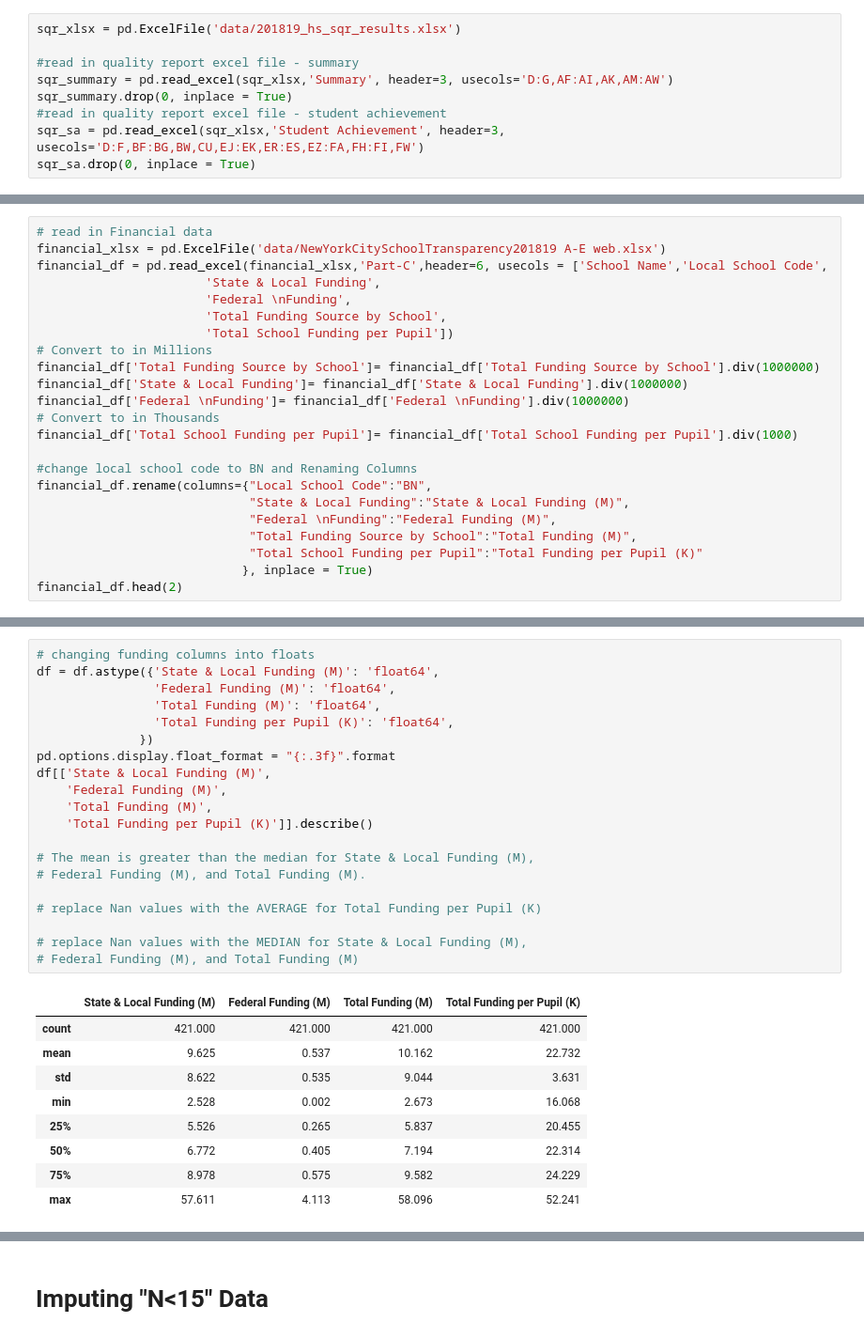
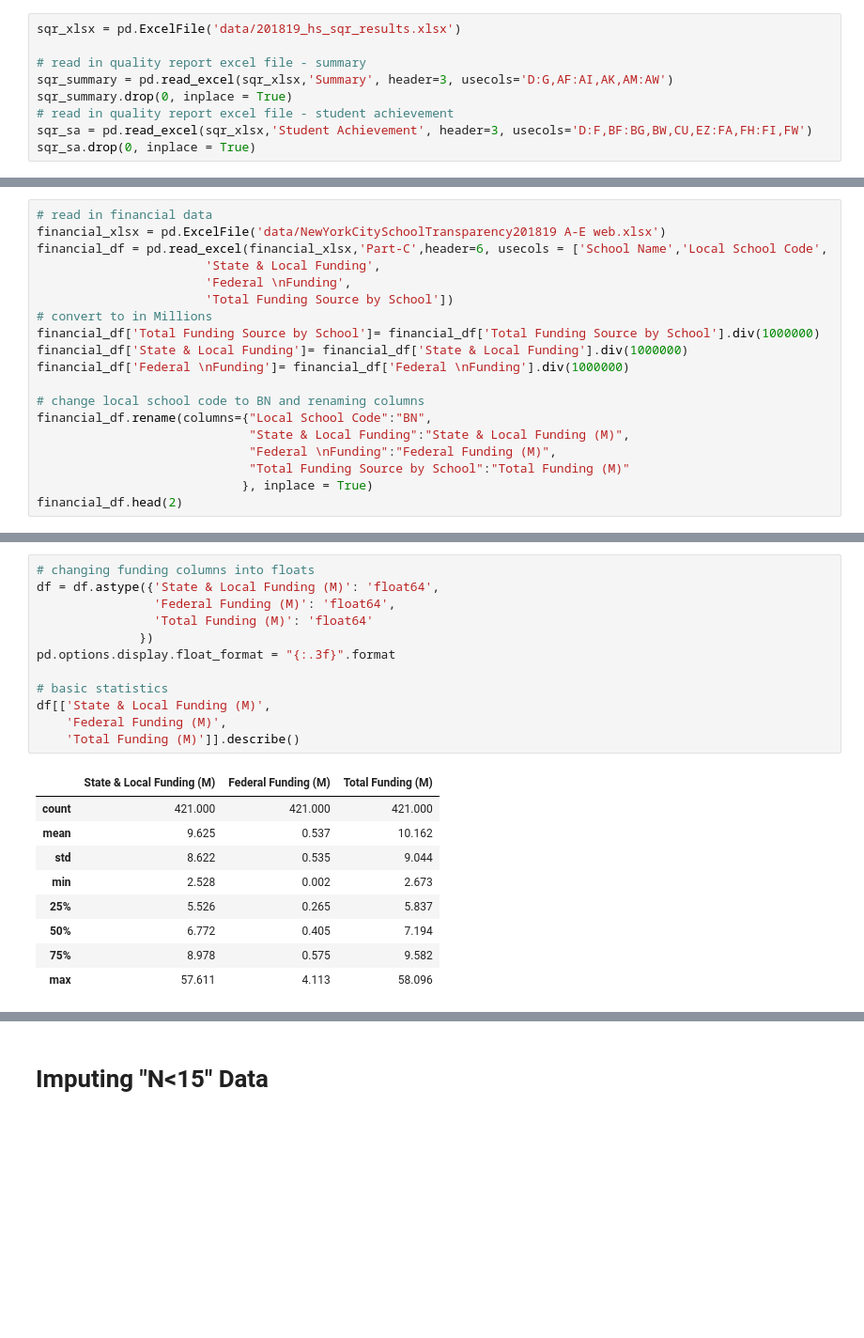
Before and after one commit to Joelb991/CorrelationOne-DS4A, a Jupyter notebook: Data_Cleaning.ipynb, the cells around one changed output, grey strips where cells are left out. Shown: that part at 94% size. Drawn from its saved outputs; the diff is of its cells as text; blank space fills up the shorter version.

Commit message:
data cleaning

```diff
--- a/Data_Cleaning.ipynb
+++ b/Data_Cleaning.ipynb
@@ -41,10 +10,10 @@ https://infohub.nyced.org/reports/school-quality/school-quality-reports-and-reso
 # %%
 sqr_xlsx = pd.ExcelFile('data/201819_hs_sqr_results.xlsx')
 
-#read in quality report excel file - summary
+# read in quality report excel file - summary
 sqr_summary = pd.read_excel(sqr_xlsx,'Summary', header=3, usecols='D:G,AF:AI,AK,AM:AW')
 sqr_summary.drop(0, inplace = True)
-#read in quality report excel file - student achievement
-sqr_sa = pd.read_excel(sqr_xlsx,'Student Achievement', header=3, usecols='D:F,BF:BG,BW,CU,EJ:EK,ER:ES,EZ:FA,FH:FI,FW')
+# read in quality report excel file - student achievement
+sqr_sa = pd.read_excel(sqr_xlsx,'Student Achievement', header=3, usecols='D:F,BF:BG,BW,CU,EZ:FA,FH:FI,FW')
 sqr_sa.drop(0, inplace = True)
 # %%
@@ -74,24 +44,20 @@ https://infohub.nyced.org/reports/financial/financial-data-and-reports/new-york-
 # %%
-# read in Financial data
+# read in financial data
 financial_xlsx = pd.ExcelFile('data/NewYorkCitySchoolTransparency201819 A-E web.xlsx')
 financial_df = pd.read_excel(financial_xlsx,'Part-C',header=6, usecols = ['School Name','Local School Code',
                        'State & Local Funding',
                        'Federal \nFunding',
-                       'Total Funding Source by School',
-                       'Total School Funding per Pupil'])
-# Convert to in Millions
+                       'Total Funding Source by School'])
+# convert to in Millions
 financial_df['Total Funding Source by School']= financial_df['Total Funding Source by School'].div(1000000)
 financial_df['State & Local Funding']= financial_df['State & Local Funding'].div(1000000)
 financial_df['Federal \nFunding']= financial_df['Federal \nFunding'].div(1000000)
-# Convert to in Thousands
-financial_df['Total School Funding per Pupil']= financial_df['Total School Funding per Pupil'].div(1000)
 
-#change local school code to BN and Renaming Columns
+# change local school code to BN and renaming columns
 financial_df.rename(columns={"Local School Code":"BN",
                              "State & Local Funding":"State & Local Funding (M)",
                              "Federal \nFunding":"Federal Funding (M)",
-                             "Total Funding Source by School":"Total Funding (M)",
-                             "Total School Funding per Pupil":"Total Funding per Pupil (K)"
+                             "Total Funding Source by School":"Total Funding (M)"
                             }, inplace = True)
 financial_df.head(2)
 # %% [output]
@@ -202,31 +167,23 @@ Columns with NaN values
 # %%
 # changing funding columns into floats
 df = df.astype({'State & Local Funding (M)': 'float64',
                 'Federal Funding (M)': 'float64',
-                'Total Funding (M)': 'float64',
-                'Total Funding per Pupil (K)': 'float64',
+                'Total Funding (M)': 'float64'
               })
 pd.options.display.float_format = "{:.3f}".format
+
+# basic statistics
 df[['State & Local Funding (M)',
     'Federal Funding (M)',
-    'Total Funding (M)',
-    'Total Funding per Pupil (K)']].describe()
-
-# The mean is greater than the median for State & Local Funding (M),
-# Federal Funding (M), and Total Funding (M).
-
-# replace Nan values with the AVERAGE for Total Funding per Pupil (K)
-
-# replace Nan values with the MEDIAN for State & Local Funding (M),
-# Federal Funding (M), and Total Funding (M)
+    'Total Funding (M)']].describe()
 # %% [output]
-|  | State & Local Funding (M) | Federal Funding (M) | Total Funding (M) | Total Funding per Pupil (K) |
-| count | 421.000 | 421.000 | 421.000 | 421.000 |
-| mean | 9.625 | 0.537 | 10.162 | 22.732 |
-| std | 8.622 | 0.535 | 9.044 | 3.631 |
-| min | 2.528 | 0.002 | 2.673 | 16.068 |
-| 25% | 5.526 | 0.265 | 5.837 | 20.455 |
-| 50% | 6.772 | 0.405 | 7.194 | 22.314 |
-| 75% | 8.978 | 0.575 | 9.582 | 24.229 |
-| max | 57.611 | 4.113 | 58.096 | 52.241 |
+|  | State & Local Funding (M) | Federal Funding (M) | Total Funding (M) |
+| count | 421.000 | 421.000 | 421.000 |
+| mean | 9.625 | 0.537 | 10.162 |
+| std | 8.622 | 0.535 | 9.044 |
+| min | 2.528 | 0.002 | 2.673 |
+| 25% | 5.526 | 0.265 | 5.837 |
+| 50% | 6.772 | 0.405 | 7.194 |
+| 75% | 8.978 | 0.575 | 9.582 |
+| max | 57.611 | 4.113 | 58.096 |
 # %%
```
Also changed, not shown: parts of 38 cells of this notebook.
